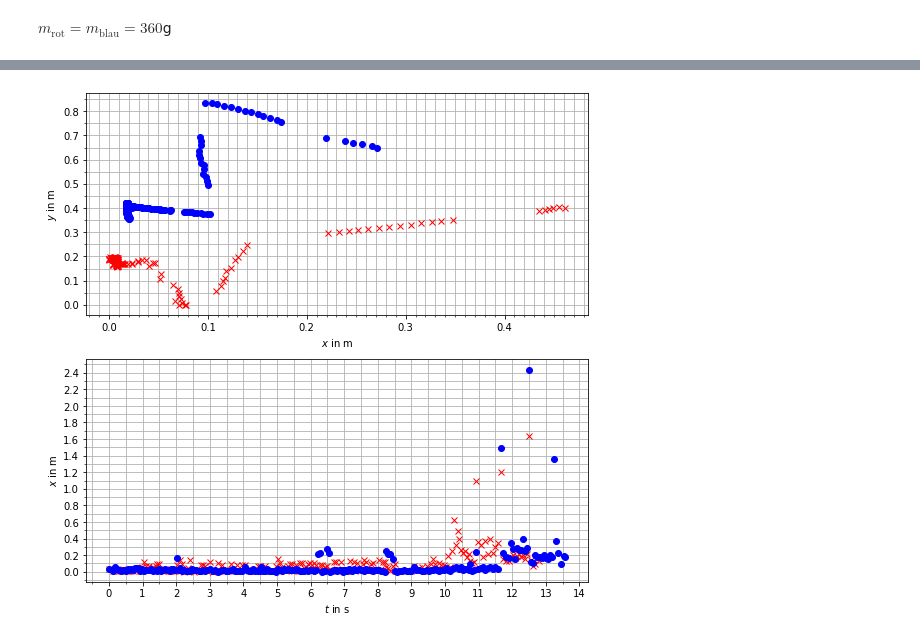
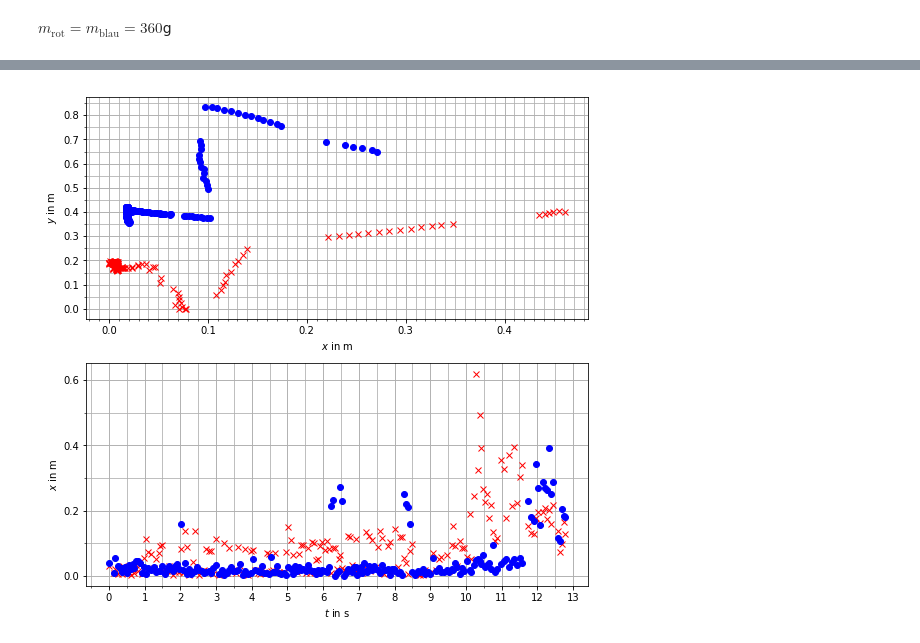
Before and after one commit to tna76874/AB10PH, a Jupyter notebook: 03_impulserhaltung_2D.ipynb, the cells around one changed output, grey strips where cells are left out. Saved outputs shown, nothing was run; the diff lists cells and outputs as text; code cells hidden in the pictures.

```diff
--- a/03_impulserhaltung_2D.ipynb
+++ b/03_impulserhaltung_2D.ipynb
@@ -82,28 +82,28 @@ HTML("""
 # %%
 data = pd.read_excel('material/schraeger_stoss.xlsx', index_col=0)
 h=1
 v=2
 size=1.5
 sharex=False
 sharey=False
 wspace = 0.2
 hspace = 0.2
 figsize=[6,6]
 fig, ax = plt.subplots(v,h,sharey=sharey,sharex=sharex,figsize=tuple(np.array(figsize)*size))
 fig.subplots_adjust(wspace = wspace,hspace = wspace)
 try: ax = list(ax.flatten())
 except: ax = [ax]
 
 ax[0].plot(data['x_rot'].to_numpy(),data['y_rot'].to_numpy(),'xr')
 ax[0].plot(data['x_blau'].to_numpy(),data['y_blau'].to_numpy(),'ob')
 ax[0].set_xlabel('$x$ in m')
 ax[0].set_ylabel('$y$ in m')
 grid(ax[0],grain=[0.1,0.01,0.1,0.05])
 
-ax[1].plot(data.index.to_numpy(),data['v_rot'].to_numpy(),'xr')
-ax[1].plot(data.index.to_numpy(),data['v_blau'].to_numpy(),'ob')
+ax[1].plot(data['v_rot'][data['v_rot']<=1].index.to_numpy(),data['v_rot'][data['v_rot']<=1].to_numpy(),'xr')
+ax[1].plot(data['v_blau'][data['v_rot']<=1].index.to_numpy(),data['v_blau'][data['v_rot']<=1].to_numpy(),'ob')
 ax[1].set_xlabel('$t$ in s')
 ax[1].set_ylabel('$x$ in m')
 grid(ax[1],grain=[1,0.5,0.2,0.1])
 # %% [output]
-[figure, old version]
+[figure, new version]
```
Also changed, not shown: 1 other file.
